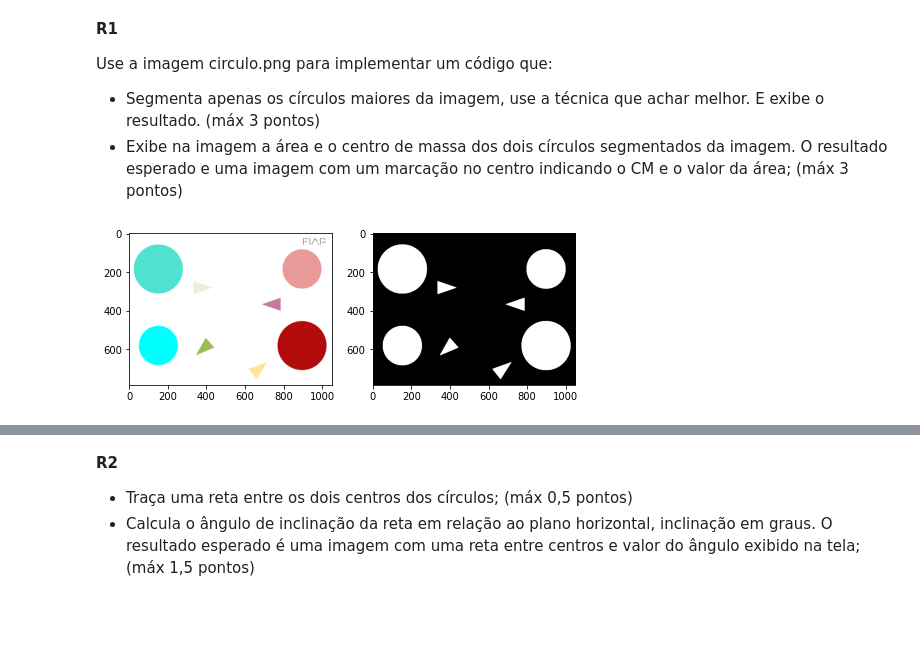
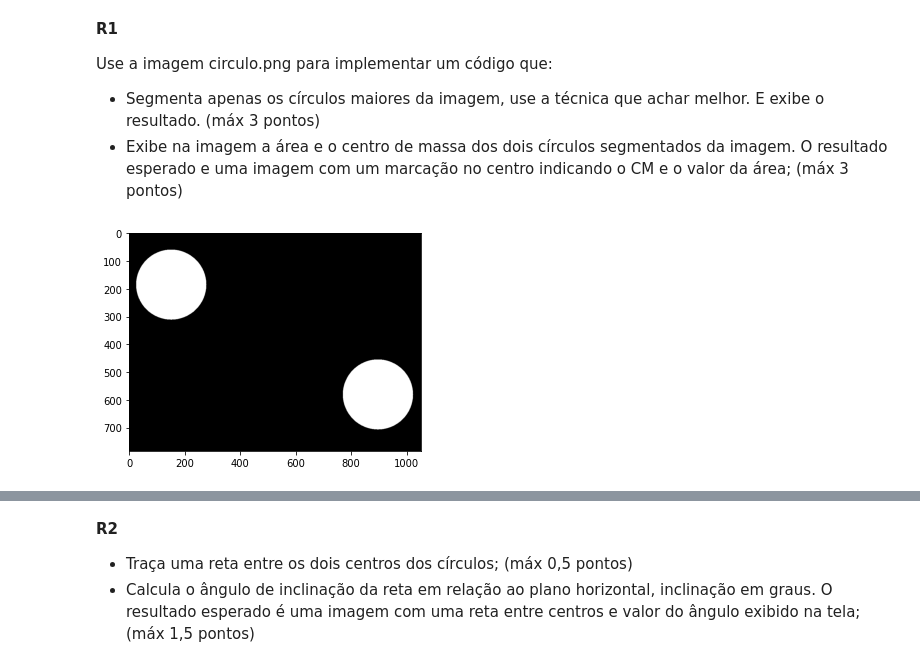
Before and after one commit to S3nna/Nac-09-03, a Jupyter notebook: Resolucao_R1_R2.ipynb, the cells around one changed output, grey strips where cells are left out. Cells and saved outputs as stored; diff of their text form; code cells hidden in the pictures; blank space fills up the shorter version.

```diff
--- a/Resolucao_R1_R2.ipynb
+++ b/Resolucao_R1_R2.ipynb
@@ -31,34 +31,36 @@ Use a imagem circulo.png para implementar um código que:
 # %%
 #Segmenta os 2 círculos maiores
 
 img = cv2.imread('circulo.png')
 
 img_rgb = cv2.cvtColor(img, cv2.COLOR_BGR2RGB)
 img_hsv = cv2.cvtColor(img, cv2.COLOR_BGR2HSV)
 
 
 # Definição dos valores minimo e max da mascara
 # o magenta tem h=300 mais ou menos ou 150 para a OpenCV
-image_lower_hsv = np.array([0, 1, 100])
-image_upper_hsv = np.array([255, 255, 255])
+image_lower_hsvRed = np.array([0, 230, 165])
+image_upper_hsvRed = np.array([10, 255, 255])
+
+image_lower_hsvBlue = np.array([75, 160, 220])
+image_upper_hsvBlue = np.array([95, 255, 230])
+
+mask_hsvBoth = cv2.bitwise_or(cv2.inRange(img_hsv, image_lower_hsvRed, image_upper_hsvRed), cv2.inRange(img_hsv, image_lower_hsvBlue, image_upper_hsvBlue))
 
 
-mask_hsv = cv2.inRange(img_hsv, image_lower_hsv, image_upper_hsv)
 
-contornos, _ = cv2.findContours(mask_hsv, cv2.RETR_TREE, cv2.CHAIN_APPROX_SIMPLE)
+contours, _ = cv2.findContours(mask_hsvBoth, cv2.RETR_TREE, cv2.CHAIN_APPROX_SIMPLE)
 
-mask_rgb = cv2.cvtColor(mask_hsv, cv2.COLOR_GRAY2RGB)
-contornos_img = mask_rgb.copy() # Cópia da máscara para ser desenhada "por cima"
+biggestCircles = cv2.cvtColor(mask_hsvBoth, cv2.COLOR_BGR2RGB)
 
-cv2.drawContours(contornos_img, contornos, -1, [255, 0, 0], 5);
 
-plt.figure(figsize=(8,6))
-plt.imshow(contornos_img);
 
-plt.subplot(1, 2, 1)
-plt.imshow(img_rgb)
-plt.subplot(1, 2, 2)
-plt.imshow(mask_hsv, cmap="Greys_r", vmin=0, vmax=255)
+
+
+plt.subplot(1, 1, 1)
+plt.imshow( biggestCircles)
+
+
 plt.show()
 # %% [output]
-[figure, old version]
+[figure, new version]
```
Also changed, not shown: parts of 2 cells of this notebook.
